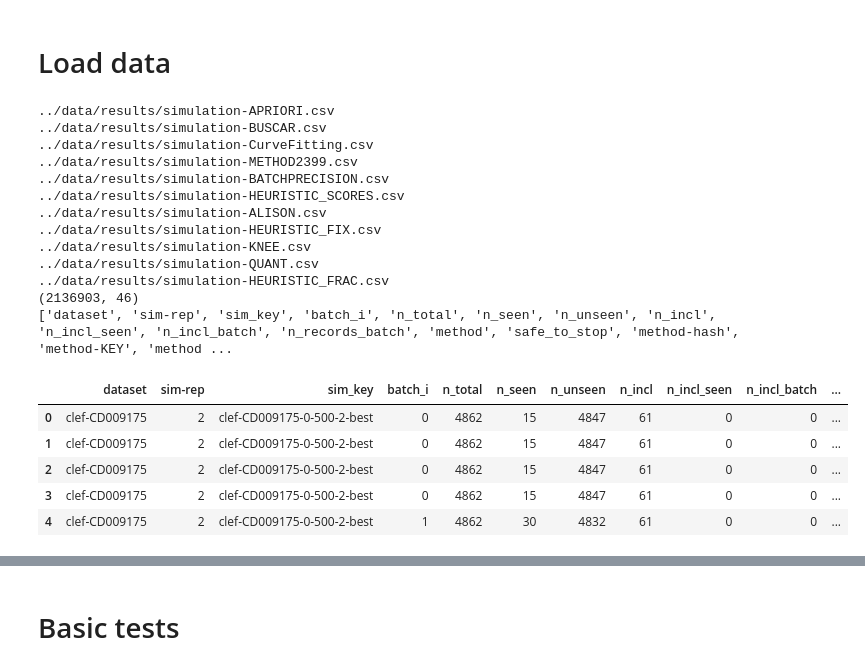
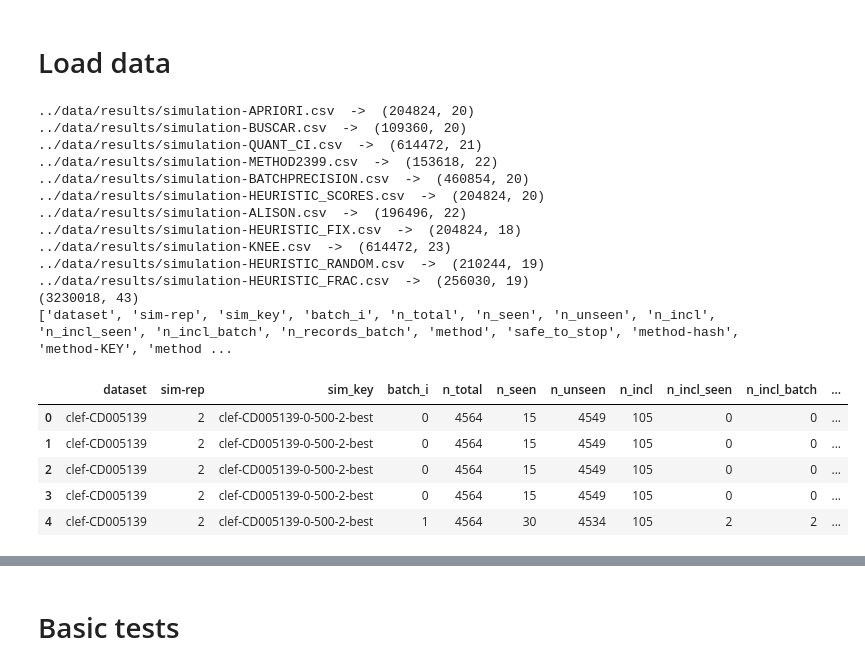
Before and after one commit to destiny-evidence/stopping-methods, a Jupyter notebook: evaluation/ExploreResults.ipynb, the cells around one changed output, grey strips where cells are left out. Cells and saved outputs as stored; diff of their text form; code cells hidden in the pictures.

```diff
--- a/evaluation/ExploreResults.ipynb
+++ b/evaluation/ExploreResults.ipynb
@@ -24,33 +24,34 @@ pd.options.display.max_rows = 20
 # Load data
 # %%
 files = list(Path('../data/results/').glob('simulation-*.csv'))
+lst = []
 for fp in files:
-    print(fp)
-df = pd.concat([
-    pd.read_csv(fp)
-    for fp in files
-])
+    print(fp, end='  ->  ')
+    lst.append(pd.read_csv(fp))
+    print(lst[-1].shape)
+
+df = pd.concat(lst)
 # df = pd.read_csv('../data/results/results.csv')
 print(df.shape)
 print(list(df.columns))
 df.head()
 # %% [output]
-../data/results/simulation-APRIORI.csv
-../data/results/simulation-BUSCAR.csv
-../data/results/simulation-CurveFitting.csv
-../data/results/simulation-METHOD2399.csv
-../data/results/simulation-BATCHPRECISION.csv
-../data/results/simulation-HEURISTIC_SCORES.csv
-../data/results/simulation-ALISON.csv
-../data/results/simulation-HEURISTIC_FIX.csv
-../data/results/simulation-KNEE.csv
-../data/results/simulation-QUANT.csv
-../data/results/simulation-HEURISTIC_FRAC.csv
-(2136903, 46)
+../data/results/simulation-APRIORI.csv  ->  (204824, 20)
+../data/results/simulation-BUSCAR.csv  ->  (109360, 20)
+../data/results/simulation-QUANT_CI.csv  ->  (614472, 21)
+../data/results/simulation-METHOD2399.csv  ->  (153618, 22)
+../data/results/simulation-BATCHPRECISION.csv  ->  (460854, 20)
+../data/results/simulation-HEURISTIC_SCORES.csv  ->  (204824, 20)
+../data/results/simulation-ALISON.csv  ->  (196496, 22)
+../data/results/simulation-HEURISTIC_FIX.csv  ->  (204824, 18)
+../data/results/simulation-KNEE.csv  ->  (614472, 23)
+../data/results/simulation-HEURISTIC_RANDOM.csv  ->  (210244, 19)
+../data/results/simulation-HEURISTIC_FRAC.csv  ->  (256030, 19)
+(3230018, 43)
 ['dataset', 'sim-rep', 'sim_key', 'batch_i', 'n_total', 'n_seen', 'n_unseen', 'n_incl', 'n_incl_seen', 'n_incl_batch', 'n_records_batch', 'method', 'safe_to_stop', 'method-hash', 'method-KEY', 'method ...
 |  | dataset | sim-rep | sim_key | batch_i | n_total | n_seen | n_unseen | n_incl | n_incl_seen | n_incl_batch | ... |
-| 0 | clef-CD009175 | 2 | clef-CD009175-0-500-2-best | 0 | 4862 | 15 | 4847 | 61 | 0 | 0 | ... |
-| 1 | clef-CD009175 | 2 | clef-CD009175-0-500-2-best | 0 | 4862 | 15 | 4847 | 61 | 0 | 0 | ... |
-| 2 | clef-CD009175 | 2 | clef-CD009175-0-500-2-best | 0 | 4862 | 15 | 4847 | 61 | 0 | 0 | ... |
-| 3 | clef-CD009175 | 2 | clef-CD009175-0-500-2-best | 0 | 4862 | 15 | 4847 | 61 | 0 | 0 | ... |
-| 4 | clef-CD009175 | 2 | clef-CD009175-0-500-2-best | 1 | 4862 | 30 | 4832 | 61 | 0 | 0 | ... |
+| 0 | clef-CD005139 | 2 | clef-CD005139-0-500-2-best | 0 | 4564 | 15 | 4549 | 105 | 0 | 0 | ... |
+| 1 | clef-CD005139 | 2 | clef-CD005139-0-500-2-best | 0 | 4564 | 15 | 4549 | 105 | 0 | 0 | ... |
+| 2 | clef-CD005139 | 2 | clef-CD005139-0-500-2-best | 0 | 4564 | 15 | 4549 | 105 | 0 | 0 | ... |
+| 3 | clef-CD005139 | 2 | clef-CD005139-0-500-2-best | 0 | 4564 | 15 | 4549 | 105 | 0 | 0 | ... |
+| 4 | clef-CD005139 | 2 | clef-CD005139-0-500-2-best | 1 | 4564 | 30 | 4534 | 105 | 2 | 2 | ... |
```
Also changed, not shown: parts of 38 cells of this notebook, 2 other files.
